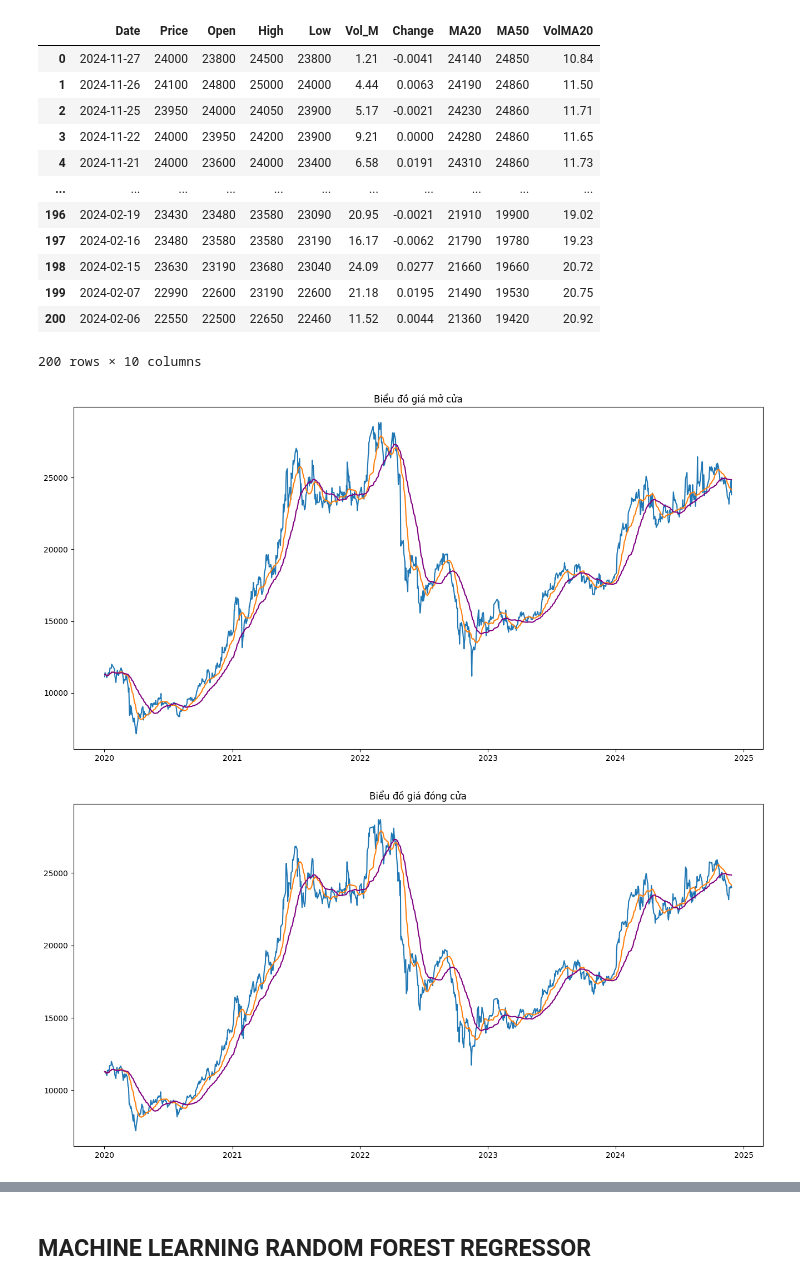
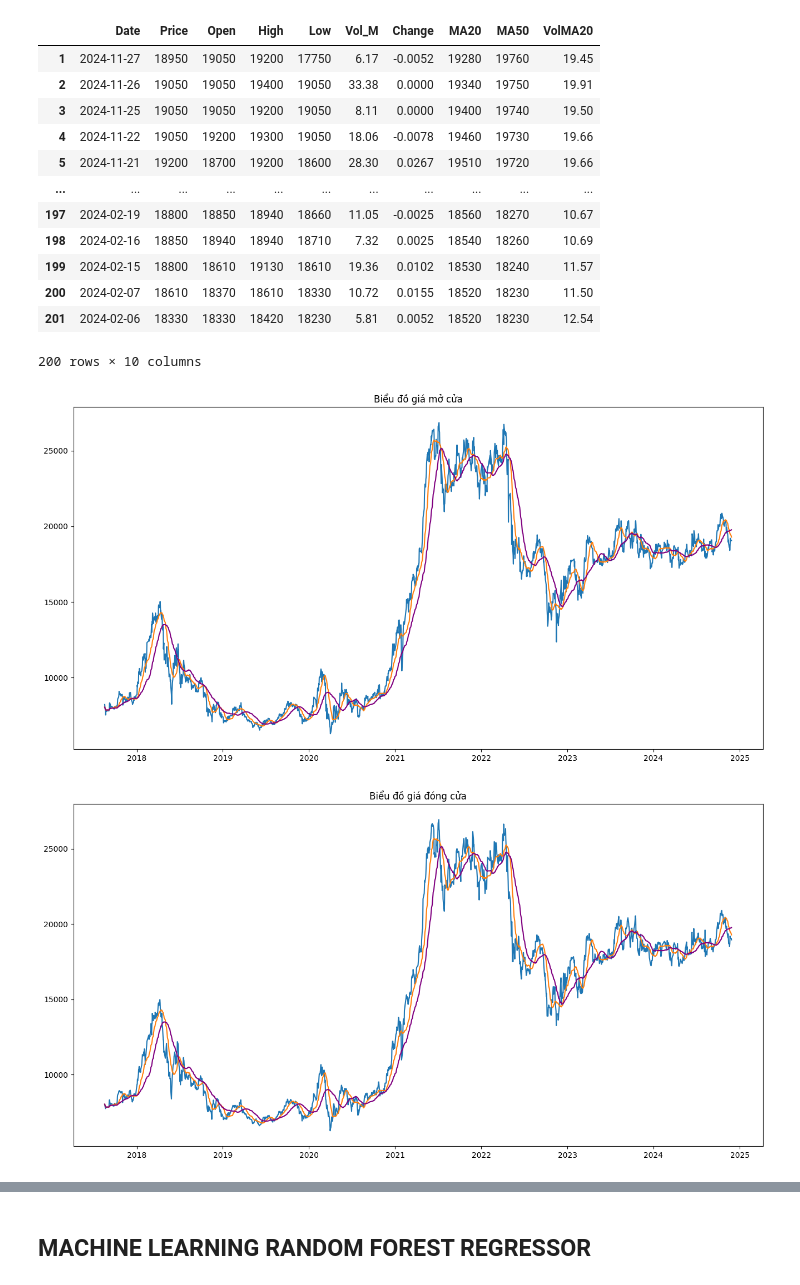
Before and after one commit to DatPham1001/stock-price-prediction, a Jupyter notebook: stock-prediction.ipynb, the cells around one changed output, grey strips where cells are left out. Cells and saved outputs as stored; diff of their text form; code cells hidden in the pictures.

```diff
--- a/stock-prediction.ipynb
+++ b/stock-prediction.ipynb
@@ -14,42 +14,44 @@ from sklearn.model_selection import train_test_split
 from sklearn.metrics import r2_score, mean_squared_error, mean_absolute_error
 warnings.filterwarnings("ignore")
 # %%
-df=pd.read_csv('E:\Work_DatPT\Study\stock-price-prediction\MBB.csv')
+#Import file
+df=pd.read_csv('./VPB.csv')
+
+#Tiền xử lý dữ liệu
 df=pd.DataFrame(df).dropna()
 # df["Vol"] = df["Vol."].str.replace("M", "").astype(float) * 1e6
 df["Vol_M"] = df["Vol."].str.replace("M", "").astype(float)
 df = df.drop("Vol.",axis=1)
 # Làm tròn giá
 df["Price"] = df["Price"].str.replace(",", "").astype(float).round(-1).astype(int)
 df["Open"] = df["Open"].str.replace(",", "").astype(float).round(-1).astype(int)
 df["High"] = df["High"].str.replace(",", "").astype(float).round(-1).astype(int)
 df["Low"] = df["Low"].str.replace(",", "").astype(float).round(-1).astype(int)
 df["Change"] = df["Change %"].str.replace("%", "").astype(float) / 100
 df = df.drop('Change %', axis=1)
 # Chuyển đổi cột Date sang định dạng datetime
 df["Date"] = pd.to_datetime(df["Date"], format="%m/%d/%Y")
 # Tính đường MA20 MA50
 df = df.reindex(index=df.index[::-1])
 df["MA20"] = df["Price"].rolling(window=20, min_periods=1).mean().round(-1).astype(int)  # Trung bình động 20 ngày
 df["MA50"] = df["Price"].rolling(window=50,min_periods=1).mean().round(-1).astype(int)
 df["VolMA20"] = df["Vol_M"].rolling(window=20,min_periods=1).mean().round(2)
 df = df.reindex(index=df.index[::-1])
 
-
 df.head(200)
 # %% [output]
 |  | Date | Price | Open | High | Low | Vol_M | Change | MA20 | MA50 | VolMA20 |
-| 0 | 2024-11-27 | 24000 | 23800 | 24500 | 23800 | 1.21 | -0.0041 | 24140 | 24850 | 10.84 |
-| 1 | 2024-11-26 | 24100 | 24800 | 25000 | 24000 | 4.44 | 0.0063 | 24190 | 24860 | 11.50 |
-| 2 | 2024-11-25 | 23950 | 24000 | 24050 | 23900 | 5.17 | -0.0021 | 24230 | 24860 | 11.71 |
-| 3 | 2024-11-22 | 24000 | 23950 | 24200 | 23900 | 9.21 | 0.0000 | 24280 | 24860 | 11.65 |
-| 4 | 2024-11-21 | 24000 | 23600 | 24000 | 23400 | 6.58 | 0.0191 | 24310 | 24860 | 11.73 |
+| 1 | 2024-11-27 | 18950 | 19050 | 19200 | 17750 | 6.17 | -0.0052 | 19280 | 19760 | 19.45 |
+| 2 | 2024-11-26 | 19050 | 19050 | 19400 | 19050 | 33.38 | 0.0000 | 19340 | 19750 | 19.91 |
+| 3 | 2024-11-25 | 19050 | 19050 | 19200 | 19050 | 8.11 | 0.0000 | 19400 | 19740 | 19.50 |
+| 4 | 2024-11-22 | 19050 | 19200 | 19300 | 19050 | 18.06 | -0.0078 | 19460 | 19730 | 19.66 |
+| 5 | 2024-11-21 | 19200 | 18700 | 19200 | 18600 | 28.30 | 0.0267 | 19510 | 19720 | 19.66 |
 | ... | ... | ... | ... | ... | ... | ... | ... | ... | ... | ... |
-| 196 | 2024-02-19 | 23430 | 23480 | 23580 | 23090 | 20.95 | -0.0021 | 21910 | 19900 | 19.02 |
-| 197 | 2024-02-16 | 23480 | 23580 | 23580 | 23190 | 16.17 | -0.0062 | 21790 | 19780 | 19.23 |
-| 198 | 2024-02-15 | 23630 | 23190 | 23680 | 23040 | 24.09 | 0.0277 | 21660 | 19660 | 20.72 |
-| 199 | 2024-02-07 | 22990 | 22600 | 23190 | 22600 | 21.18 | 0.0195 | 21490 | 19530 | 20.75 |
-| 200 | 2024-02-06 | 22550 | 22500 | 22650 | 22460 | 11.52 | 0.0044 | 21360 | 19420 | 20.92 |
+| 197 | 2024-02-19 | 18800 | 18850 | 18940 | 18660 | 11.05 | -0.0025 | 18560 | 18270 | 10.67 |
+| 198 | 2024-02-16 | 18850 | 18940 | 18940 | 18710 | 7.32 | 0.0025 | 18540 | 18260 | 10.69 |
+| 199 | 2024-02-15 | 18800 | 18610 | 19130 | 18610 | 19.36 | 0.0102 | 18530 | 18240 | 11.57 |
+| 200 | 2024-02-07 | 18610 | 18370 | 18610 | 18330 | 10.72 | 0.0155 | 18520 | 18230 | 11.50 |
+| 201 | 2024-02-06 | 18330 | 18330 | 18420 | 18230 | 5.81 | 0.0052 | 18520 | 18230 | 12.54 |
 200 rows × 10 columns
 # %%
 
@@ -61,7 +63,7 @@ plt.plot(df["Date"],df["MA20"], label = "MA20")
 plt.plot(df["Date"],df["MA50"],color = "purple", label = "MA50")
 plt.show()
 # %% [output]
-[figure, old version]
+[figure, new version]
 # %%
 plt.figure(figsize=(16,8))
 plt.title('Biểu đồ giá đóng cửa')
@@ -71,7 +73,7 @@ plt.plot(df["Date"],df["MA20"], label = "MA20")
 plt.plot(df["Date"],df["MA50"],color = "purple", label = "MA50")
 plt.show()
 # %% [output]
-[figure, old version]
+[figure, new version]
 # %%
 plt.figure(figsize=(16,8))
 plt.title('Biểu đồ khối lượng giao dịch (triệu)')
```
Also changed, not shown: parts of 17 cells of this notebook, 3 other files.
